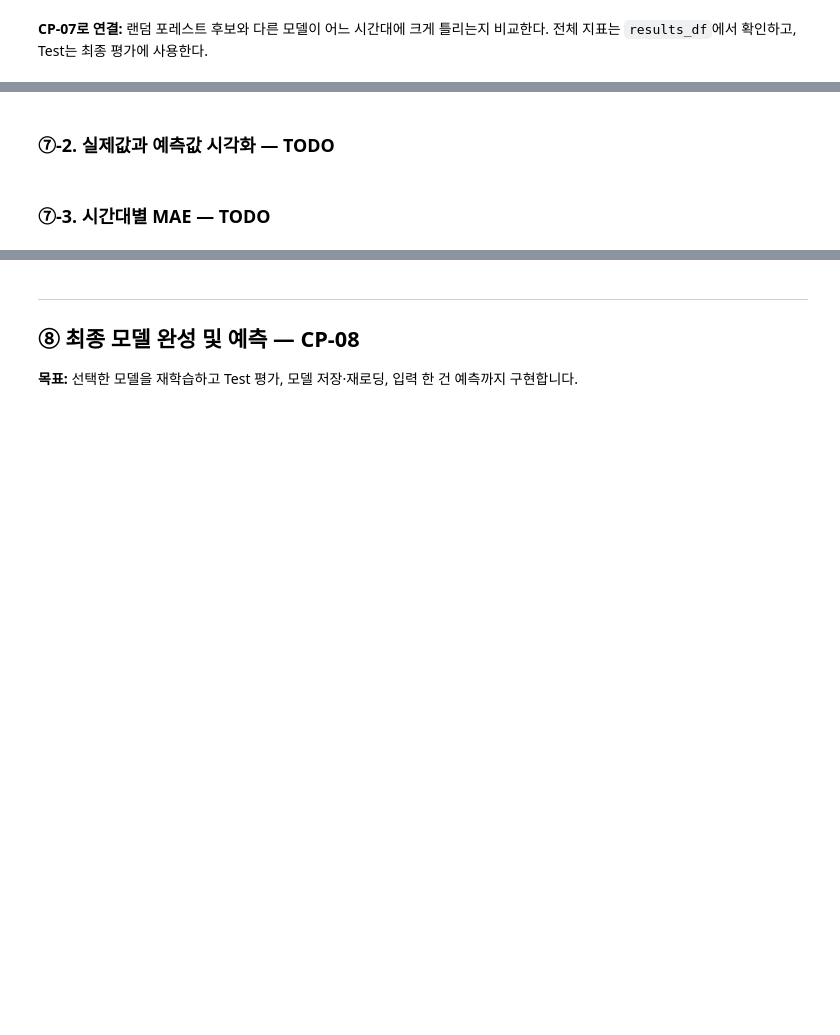
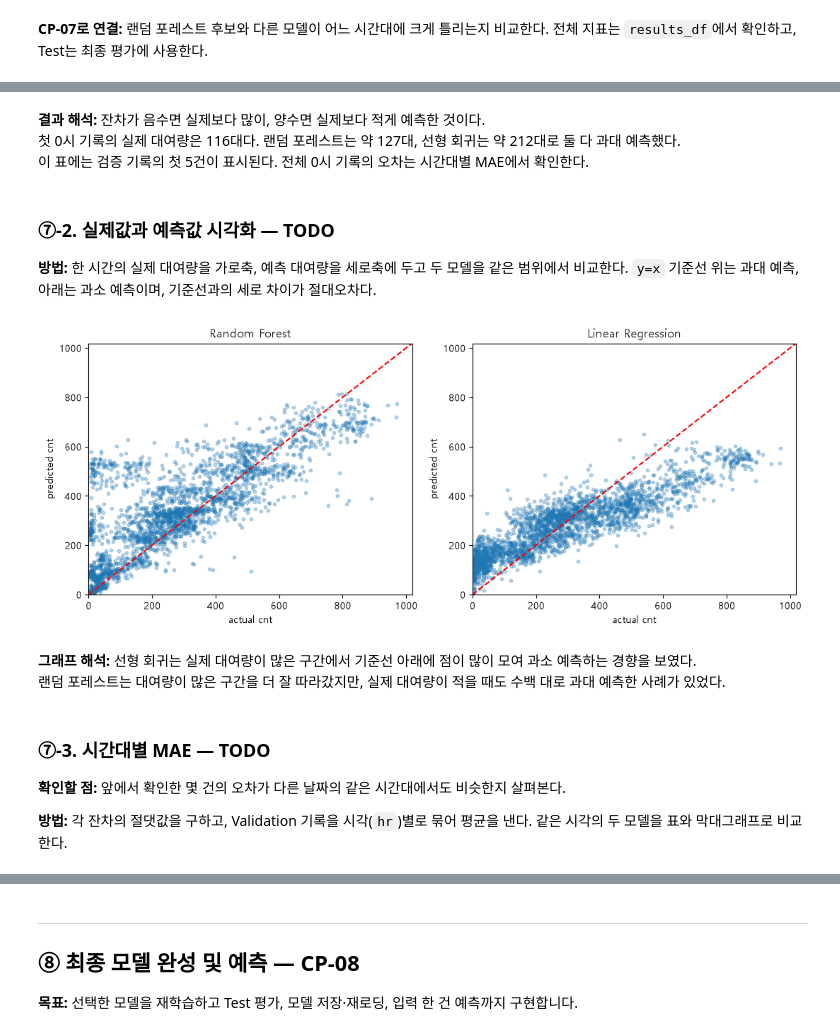
Before and after one commit to jaemin-devlog/ai-mini-projects, a Jupyter notebook: mini-project-01/code/01_regression_bike_demand.ipynb, the cells around one changed output, grey strips where cells are left out. Drawn from its saved outputs; the diff is of its cells as text; code cells hidden in the pictures; blank space fills up the shorter version.

Commit message:
TODO 7-1 7-6 오류 분석 및 출퇴근 특성 실험

```diff
--- a/mini-project-01/code/01_regression_bike_demand.ipynb
+++ b/mini-project-01/code/01_regression_bike_demand.ipynb
@@ -1165,23 +908,0 @@ plt.show()                                     # 그래프 출력
-# %%
-from sklearn.ensemble import RandomForestRegressor
-
-# [공통] 비교할 두 설정
-rf_configs = {
-    "A": {"n_estimators": 50, "max_depth": 10},
-    "B": {"n_estimators": 100, "max_depth": 15},
-}
-rf_models = {}
-
-# TODO 6-1~6-2. 두 설정의 Random Forest Pipeline 학습 및 성능 수집
-for key, params in rf_configs.items():
-    # TODO: Pipeline 구성 (RandomForestRegressor(**params, random_state=42, n_jobs=-1))
-    model = ...
-
-    # TODO: 모델 학습
-    ...
-
-    # [공통] 학습한 모델 보관
-    rf_models[key] = model
-
-    # TODO: summarize()로 결과를 results에 추가합니다.
-    ...
@@ -1212,7 +921,8 @@ display(results_df.round(3))
 # TODO 7-1. results_df를 검토하여 오류 분석할 후보 모델 2개를 선택합니다.
 # tree_models, rf_models 또는 앞서 학습한 모델 객체를 활용합니다.
 candidates = {
-    # "후보 이름": 학습된 모델 객체
+    "Random Forest": rf_models["trees_200_depth_None"],  # 검증 MAE가 가장 낮은 설정
+    "Linear Regression": linear_model,  # 검증 RMSE가 더 낮은 모델
 }
 
 # [공통] 실제값과 시간대 DataFrame
@@ -1223,7 +933,7 @@ pred_df = pd.DataFrame({
 
 # TODO 7-2. 각 모델의 Validation 예측값과 잔차를 계산합니다.
 for name, model in candidates.items():
-    pred_df[f"pred_{name}"] = ...
-    pred_df[f"resid_{name}"] = ...
+    pred_df[f"pred_{name}"] = model.predict(X_valid)
+    pred_df[f"resid_{name}"] = pred_df["actual"] - pred_df[f"pred_{name}"]  # 실제값 - 예측값
 
 display(pred_df.head())
@@ -1230,27 +947,42 @@ display(pred_df.head())
+# %% [markdown]
+**결과 해석:** 잔차가 음수면 실제보다 많이, 양수면 실제보다 적게 예측한 것이다.\
+첫 0시 기록의 실제 대여량은 116대다. 랜덤 포레스트는 약 127대, 선형 회귀는 약 212대로 둘 다 과대 예측했다.\
+이 표에는 검증 기록의 첫 5건이 표시된다. 전체 0시 기록의 오차는 시간대별 MAE에서 확인한다.
 # %% [markdown]
 ### ⑦-2. 실제값과 예측값 시각화 — TODO
+
+**방법:** 한 시간의 실제 대여량을 가로축, 예측 대여량을 세로축에 두고 두 모델을 같은 범위에서 비교한다. `y=x` 기준선 위는 과대 예측, 아래는 과소 예측이며, 기준선과의 세로 차이가 절대오차다.
 # %%
 # [공통] 두 후보 모델을 나란히 비교합니다.
 assert len(candidates) == 2, "오류 분석 후보를 2개 선택하세요."
 fig, axes = plt.subplots(1, 2, figsize=(11, 4.5))
 lim = pred_df["actual"].max() * 1.05
 
 for ax, name in zip(axes, candidates):
     # TODO 7-3. 실제값(x)·예측값(y) 산점도와 y=x 기준선을 작성합니다.
-    # 힌트: ax.scatter(), ax.plot()
-    ...
+    ax.scatter(pred_df["actual"], pred_df[f"pred_{name}"], s=10, alpha=0.3)  # 실제값과 예측값을 점으로 표시
+    ax.plot([0, lim], [0, lim], color="red", linestyle="--")  # 실제값과 예측값이 같은 기준선
 
     # [공통] 축 및 제목
     ax.set_xlabel("actual cnt")
     ax.set_ylabel("predicted cnt")
     ax.set_title(name)
     ax.set_xlim(0, lim)
     ax.set_ylim(0, lim)
 
 plt.tight_layout()
 plt.show()
+# %% [output]
+[figure, added]
+# %% [markdown]
+**그래프 해석:** 선형 회귀는 실제 대여량이 많은 구간에서 기준선 아래에 점이 많이 모여 과소 예측하는 경향을 보였다.\
+랜덤 포레스트는 대여량이 많은 구간을 더 잘 따라갔지만, 실제 대여량이 적을 때도 수백 대로 과대 예측한 사례가 있었다.
 # %% [markdown]
 ### ⑦-3. 시간대별 MAE — TODO
+
+**확인할 점:** 앞에서 확인한 몇 건의 오차가 다른 날짜의 같은 시간대에서도 비슷한지 살펴본다.
+
+**방법:** 각 잔차의 절댓값을 구하고, Validation 기록을 시각(`hr`)별로 묶어 평균을 낸다. 같은 시각의 두 모델을 표와 막대그래프로 비교한다.
 # %%
 # [공통] 시간대별 오류 DataFrame
 hourly_mae = pd.DataFrame(index=range(24))
```
Also changed, not shown: parts of 34 cells of this notebook.
